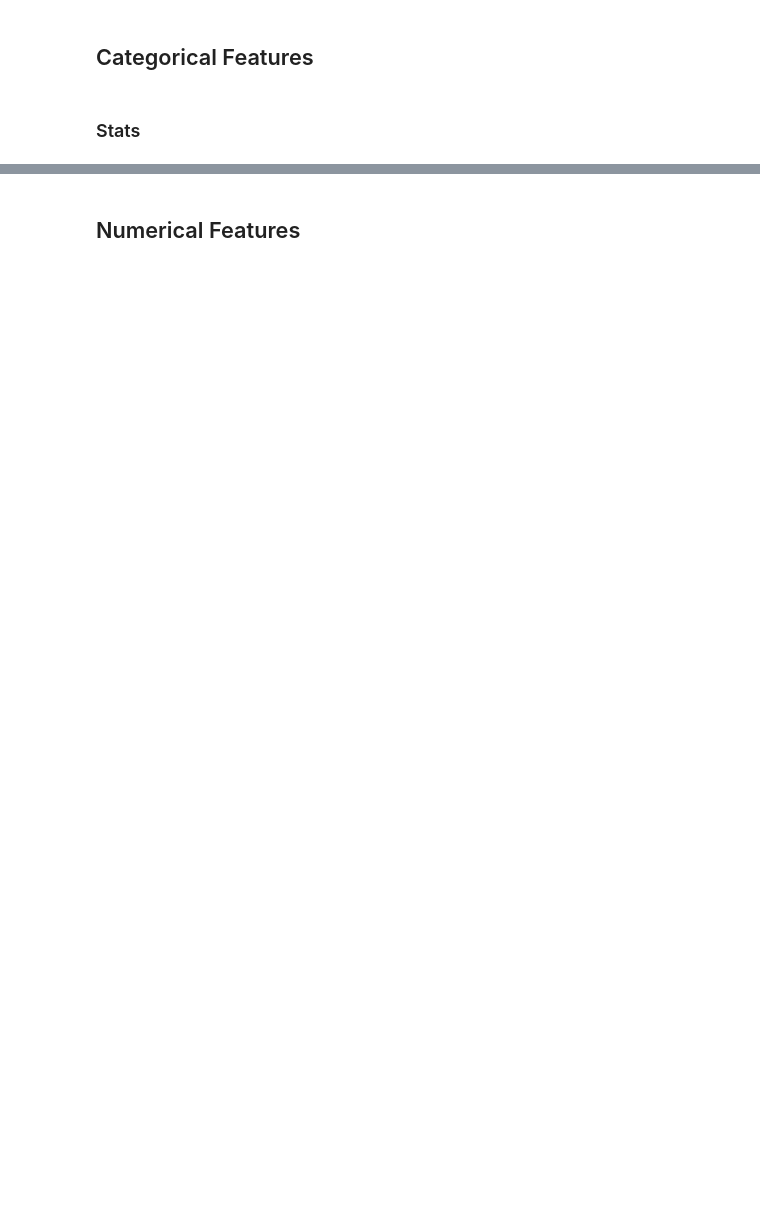
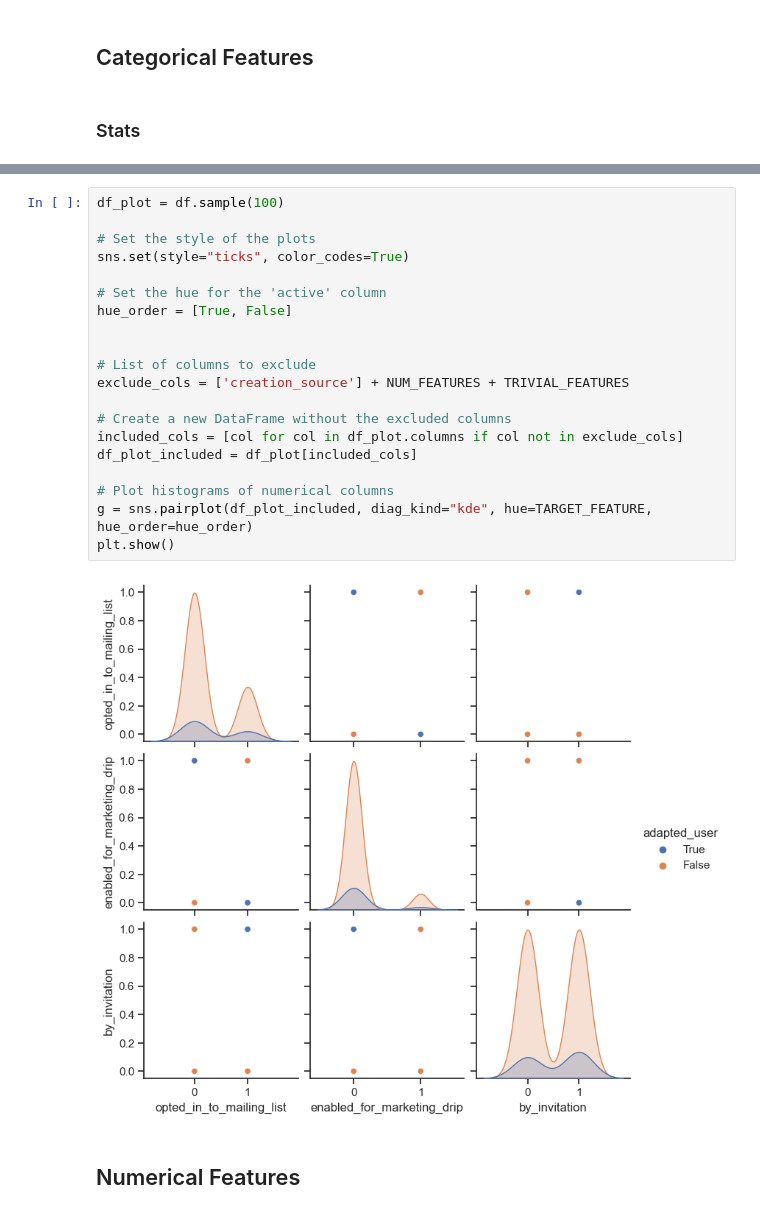
Before and after one commit to faridjn/-Springboard-7_2_5_API-Mini-Project, a Jupyter notebook: Unit 27 - Interview Challanges/2. relax_challenge/Notebooks/relax_challange.ipynb, the cells around one changed output, grey strips where cells are left out. Drawn from its saved outputs; the diff is of its cells as text; blank space fills up the shorter version.

```diff
--- a/Unit 27 - Interview Challanges/2. relax_challenge/Notebooks/relax_challange.ipynb
+++ b/Unit 27 - Interview Challanges/2. relax_challenge/Notebooks/relax_challange.ipynb
@@ -480,2 +537,24 @@ plt.show()
+# %%
+df_plot = df.sample(100)
+
+# Set the style of the plots
+sns.set(style="ticks", color_codes=True)
+
+# Set the hue for the 'active' column
+hue_order = [True, False]
+
+
+# List of columns to exclude
+exclude_cols = ['creation_source'] + NUM_FEATURES + TRIVIAL_FEATURES
+
+# Create a new DataFrame without the excluded columns
+included_cols = [col for col in df_plot.columns if col not in exclude_cols]
+df_plot_included = df_plot[included_cols]
+
+# Plot histograms of numerical columns
+g = sns.pairplot(df_plot_included, diag_kind="kde", hue=TARGET_FEATURE, hue_order=hue_order)
+plt.show()
+# %% [output]
+[figure, added]
 # %% [markdown]
 ## Numerical Features
```
Also changed, not shown: parts of 89 cells of this notebook, 1 other file.
